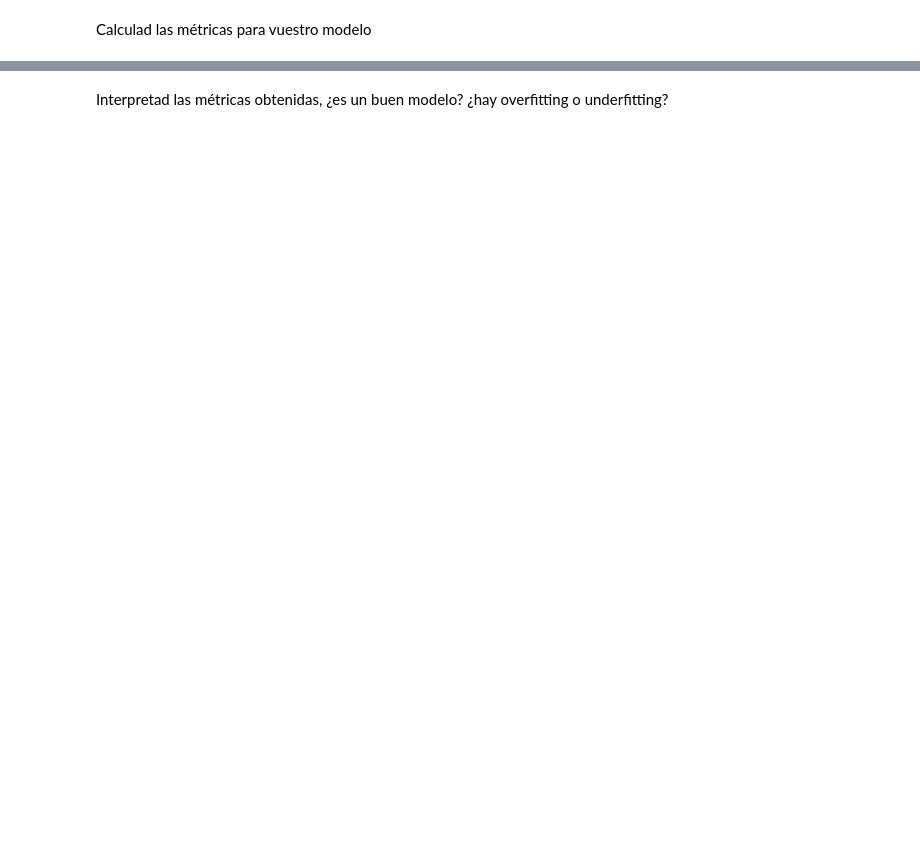
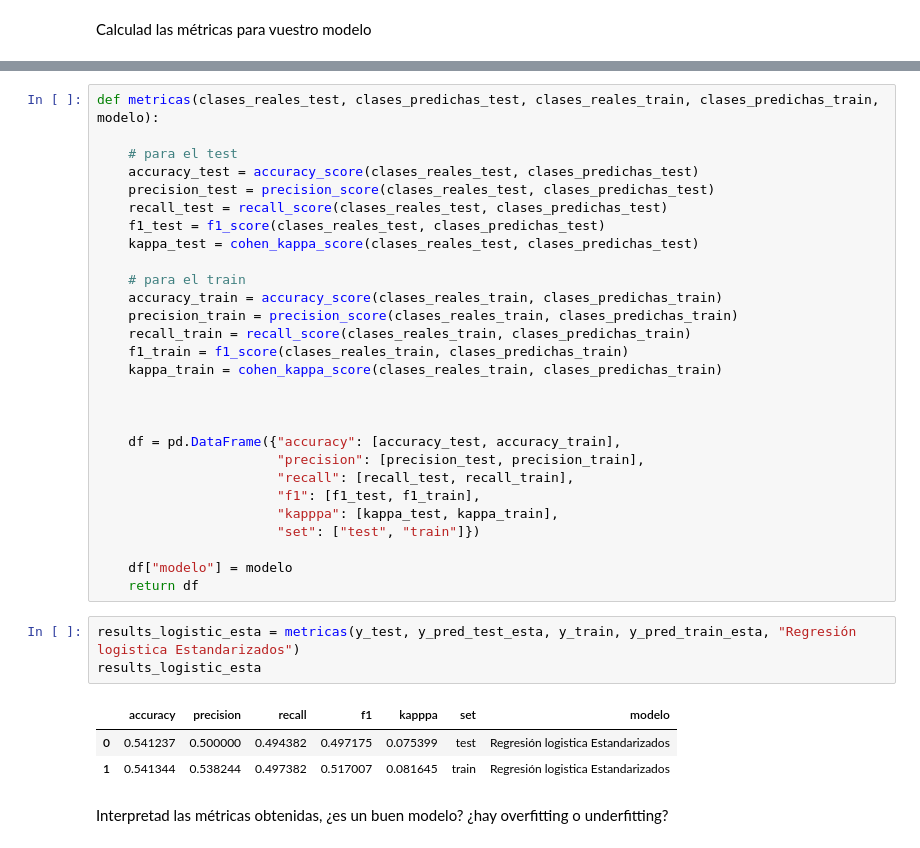
Before and after one commit to Adalab/DA-promo-c-modulo-3-sprint-1-Sila-Silvia, a Jupyter notebook: Regresión Logística/Leccion-16-Regresion-Logistica-Metricas/Leccion-16-Regresion-Logistica-Metricas.ipynb, the cells around one changed output, grey strips where cells are left out. Drawn from its saved outputs; the diff is of its cells as text; blank space fills up the shorter version.

```diff
--- a/Regresión Logística/Leccion-16-Regresion-Logistica-Metricas/Leccion-16-Regresion-Logistica-Metricas.ipynb
+++ b/Regresión Logística/Leccion-16-Regresion-Logistica-Metricas/Leccion-16-Regresion-Logistica-Metricas.ipynb
@@ -25,2 +116,37 @@ Calculad las métricas para vuestro modelo
+# %%
+def metricas(clases_reales_test, clases_predichas_test, clases_reales_train, clases_predichas_train, modelo):
+
+    # para el test
+    accuracy_test = accuracy_score(clases_reales_test, clases_predichas_test)
+    precision_test = precision_score(clases_reales_test, clases_predichas_test)
+    recall_test = recall_score(clases_reales_test, clases_predichas_test)
+    f1_test = f1_score(clases_reales_test, clases_predichas_test)
+    kappa_test = cohen_kappa_score(clases_reales_test, clases_predichas_test)
+
+    # para el train
+    accuracy_train = accuracy_score(clases_reales_train, clases_predichas_train)
+    precision_train = precision_score(clases_reales_train, clases_predichas_train)
+    recall_train = recall_score(clases_reales_train, clases_predichas_train)
+    f1_train = f1_score(clases_reales_train, clases_predichas_train)
+    kappa_train = cohen_kappa_score(clases_reales_train, clases_predichas_train)
+
+
+
+    df = pd.DataFrame({"accuracy": [accuracy_test, accuracy_train],
+                       "precision": [precision_test, precision_train],
+                       "recall": [recall_test, recall_train],
+                       "f1": [f1_test, f1_train],
+                       "kapppa": [kappa_test, kappa_train],
+                       "set": ["test", "train"]})
+
+    df["modelo"] = modelo
+    return df
+# %%
+results_logistic_esta = metricas(y_test, y_pred_test_esta, y_train, y_pred_train_esta, "Regresión logistica Estandarizados")
+results_logistic_esta
+# %% [output]
+|  | accuracy | precision | recall | f1 | kapppa | set | modelo |
+| 0 | 0.541237 | 0.500000 | 0.494382 | 0.497175 | 0.075399 | test | Regresión logistica Estandarizados |
+| 1 | 0.541344 | 0.538244 | 0.497382 | 0.517007 | 0.081645 | train | Regresión logistica Estandarizados |
 # %% [markdown]
 Interpretad las métricas obtenidas, ¿es un buen modelo? ¿hay overfitting o underfitting?
```
Also changed, not shown: parts of 23 cells of this notebook, 8 other files.
